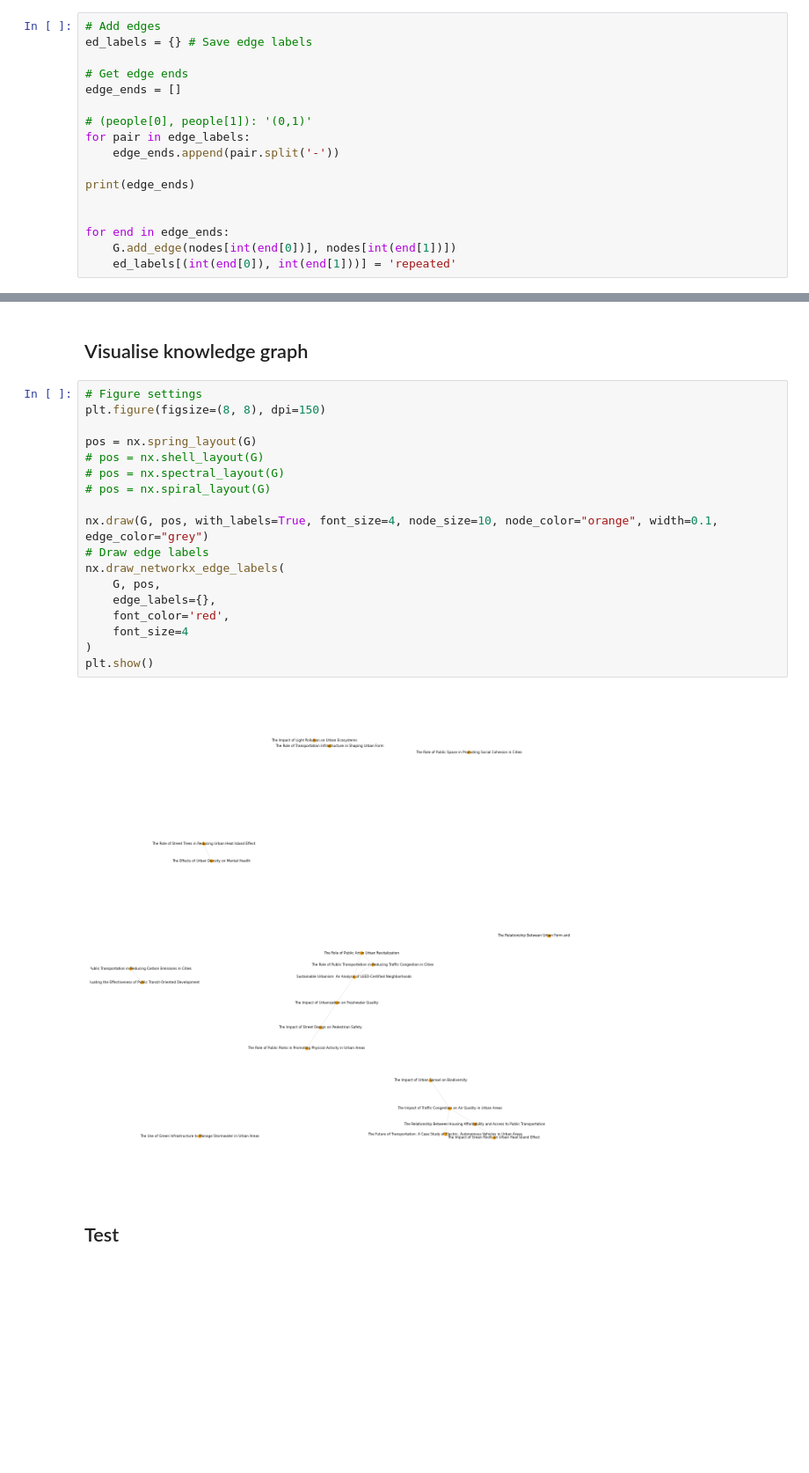
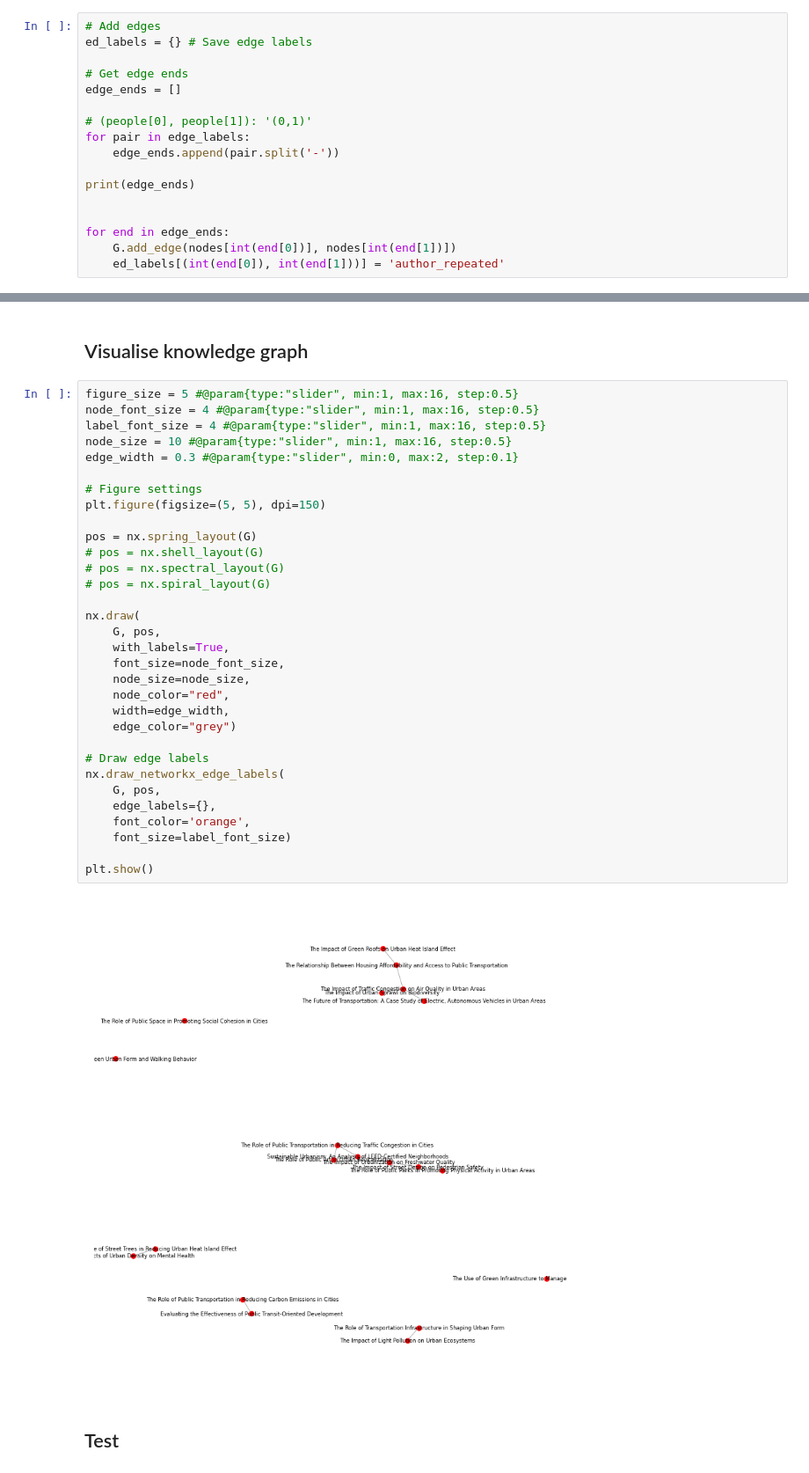
Before and after one commit to WilliamShengYangHuang/AA_Knowledge_Graph_Research, a Jupyter notebook: AA_KG_test_01.ipynb, the cells around one changed output, grey strips where cells are left out. Shown: that part at 88% size. Drawn from its saved outputs; the diff is of its cells as text; blank space fills up the shorter version.

```diff
--- a/AA_KG_test_01.ipynb
+++ b/AA_KG_test_01.ipynb
@@ -118,7 +118,7 @@ print(edge_ends)
 
 for end in edge_ends:
     G.add_edge(nodes[int(end[0])], nodes[int(end[1])])
-    ed_labels[(int(end[0]), int(end[1]))] = 'repeated'
+    ed_labels[(int(end[0]), int(end[1]))] = 'author_repeated'
 # %% [output]
 [['0', '12'], ['1', '7'], ['1', '16'], ['1', '19'], ['3', '18'], ['5', '17'], ['6', '18'], ['7', '1'], ['7', '19'], ['7', '19'], ['7', '19'], ['8', '14'], ['9', '15'], ['9', '15'], ['9', '15'], ['10', ...
 # %%
@@ -128,25 +128,39 @@ print(ed_labels)
 # %% [markdown]
 ## Visualise knowledge graph
 # %%
+figure_size = 5 #@param{type:"slider", min:1, max:16, step:0.5}
+node_font_size = 4 #@param{type:"slider", min:1, max:16, step:0.5}
+label_font_size = 4 #@param{type:"slider", min:1, max:16, step:0.5}
+node_size = 10 #@param{type:"slider", min:1, max:16, step:0.5}
+edge_width = 0.3 #@param{type:"slider", min:0, max:2, step:0.1}
+
 # Figure settings
-plt.figure(figsize=(8, 8), dpi=150)
+plt.figure(figsize=(5, 5), dpi=150)
 
 pos = nx.spring_layout(G)
 # pos = nx.shell_layout(G)
 # pos = nx.spectral_layout(G)
 # pos = nx.spiral_layout(G)
 
-nx.draw(G, pos, with_labels=True, font_size=4, node_size=10, node_color="orange", width=0.1, edge_color="grey")
+nx.draw(
+    G, pos,
+    with_labels=True,
+    font_size=node_font_size,
+    node_size=node_size,
+    node_color="red",
+    width=edge_width,
+    edge_color="grey")
+
 # Draw edge labels
 nx.draw_networkx_edge_labels(
     G, pos,
     edge_labels={},
-    font_color='red',
-    font_size=4
-)
+    font_color='orange',
+    font_size=label_font_size)
+
 plt.show()
 # %% [output]
-[figure, old version]
+[figure, new version]
 # %% [markdown]
 ## Test
 # %%
```
Also changed, not shown: parts of 3 cells of this notebook.
